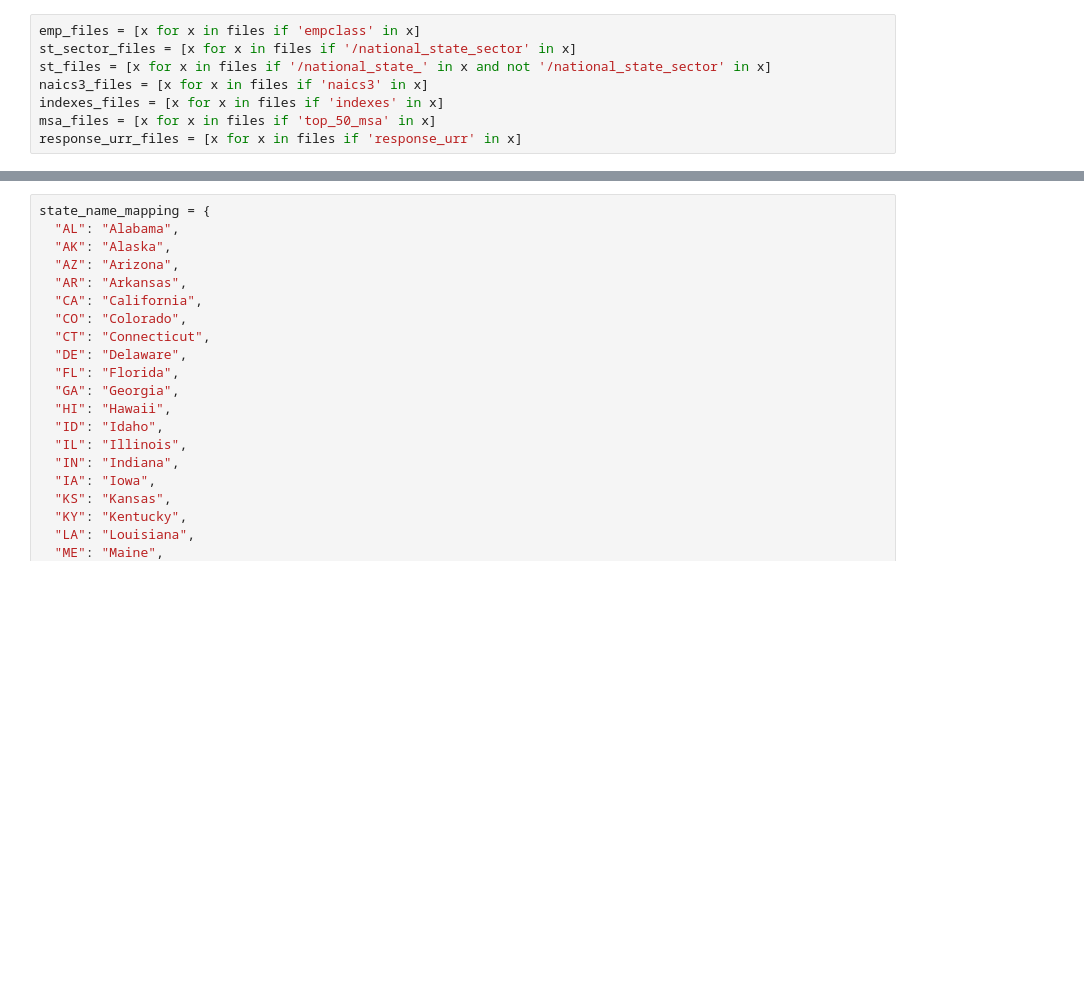
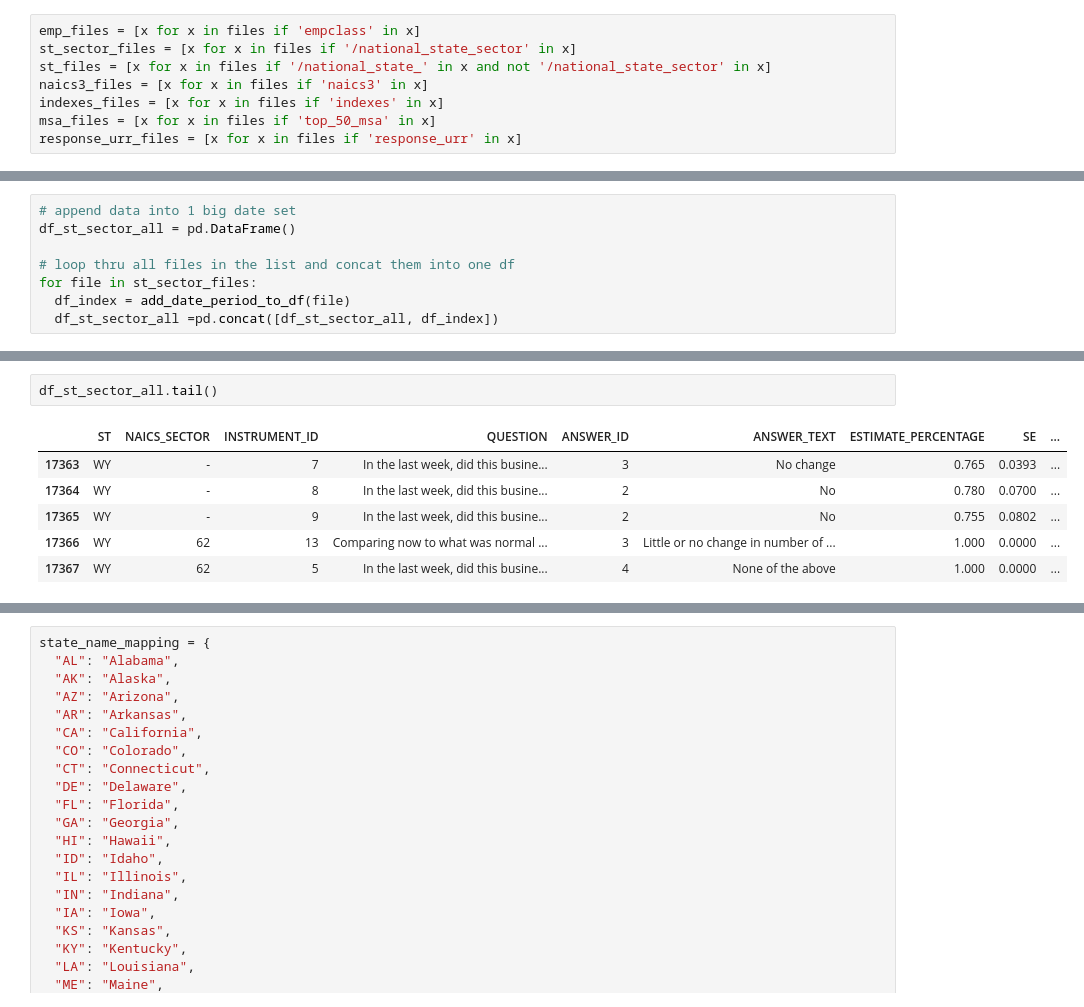
Before and after one commit to elizabethyoo/team_9, a Jupyter notebook: Complie_sbp.ipynb, the cells around one changed output, grey strips where cells are left out. Cells and saved outputs as stored; diff of their text form; blank space fills up the shorter version.

```diff
--- a/Complie_sbp.ipynb
+++ b/Complie_sbp.ipynb
@@ -69,0 +129,8 @@ df.loc[((df['INSTRUMENT_ID']==1) & (df['NAICS_SECTOR']=='-')),:]
+# %%
+# append data into 1 big date set
+df_st_sector_all = pd.DataFrame()
+
+# loop thru all files in the list and concat them into one df
+for file in st_sector_files:
+  df_index = add_date_period_to_df(file)
+  df_st_sector_all =pd.concat([df_st_sector_all, df_index])
@@ -69,0 +150,9 @@ df.loc[((df['INSTRUMENT_ID']==1) & (df['NAICS_SECTOR']=='-')),:]
+# %%
+df_st_sector_all.tail()
+# %% [output]
+|  | ST | NAICS_SECTOR | INSTRUMENT_ID | QUESTION | ANSWER_ID | ANSWER_TEXT | ESTIMATE_PERCENTAGE | SE | ... |
+| 17363 | WY | - | 7 | In the last week, did this busine... | 3 | No change | 0.765 | 0.0393 | ... |
+| 17364 | WY | - | 8 | In the last week, did this busine... | 2 | No | 0.780 | 0.0700 | ... |
+| 17365 | WY | - | 9 | In the last week, did this busine... | 2 | No | 0.755 | 0.0802 | ... |
+| 17366 | WY | 62 | 13 | Comparing now to what was normal ... | 3 | Little or no change in number of ... | 1.000 | 0.0000 | ... |
+| 17367 | WY | 62 | 5 | In the last week, did this busine... | 4 | None of the above | 1.000 | 0.0000 | ... |
```
Also changed, not shown: parts of 28 cells of this notebook.
